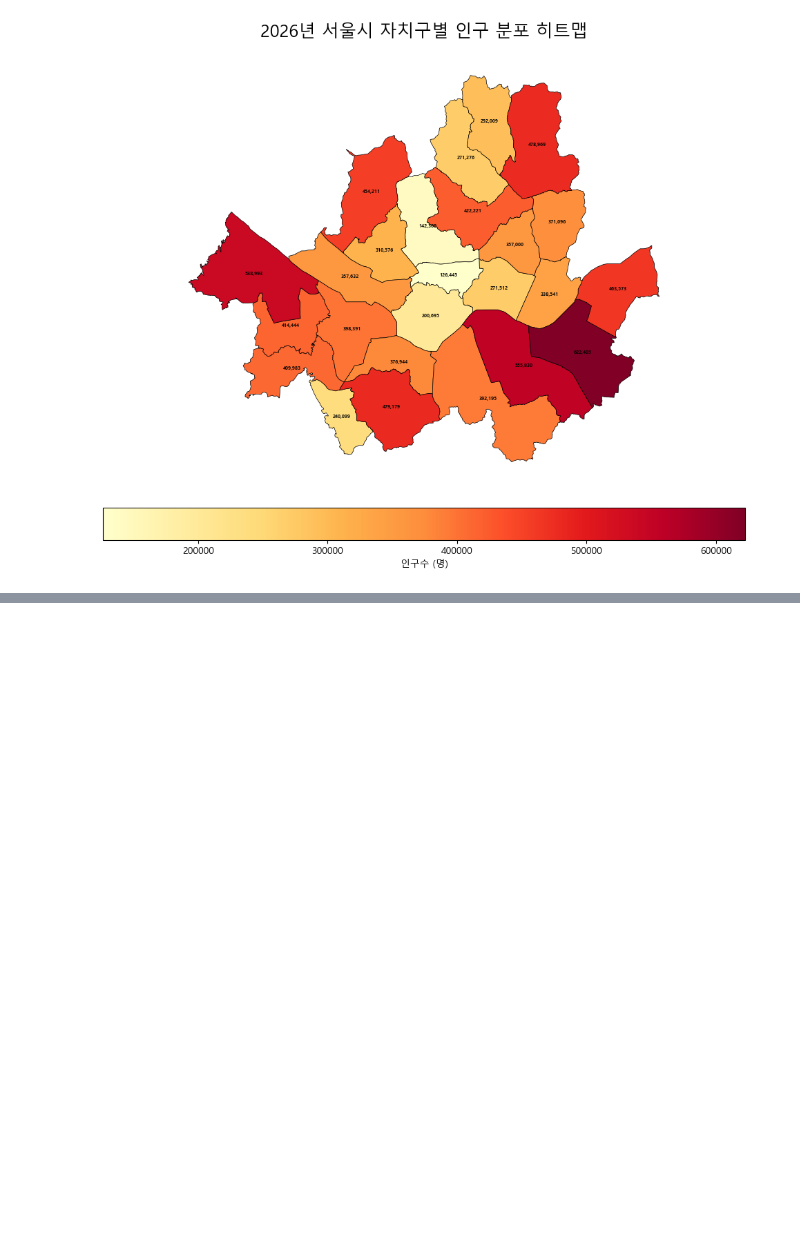
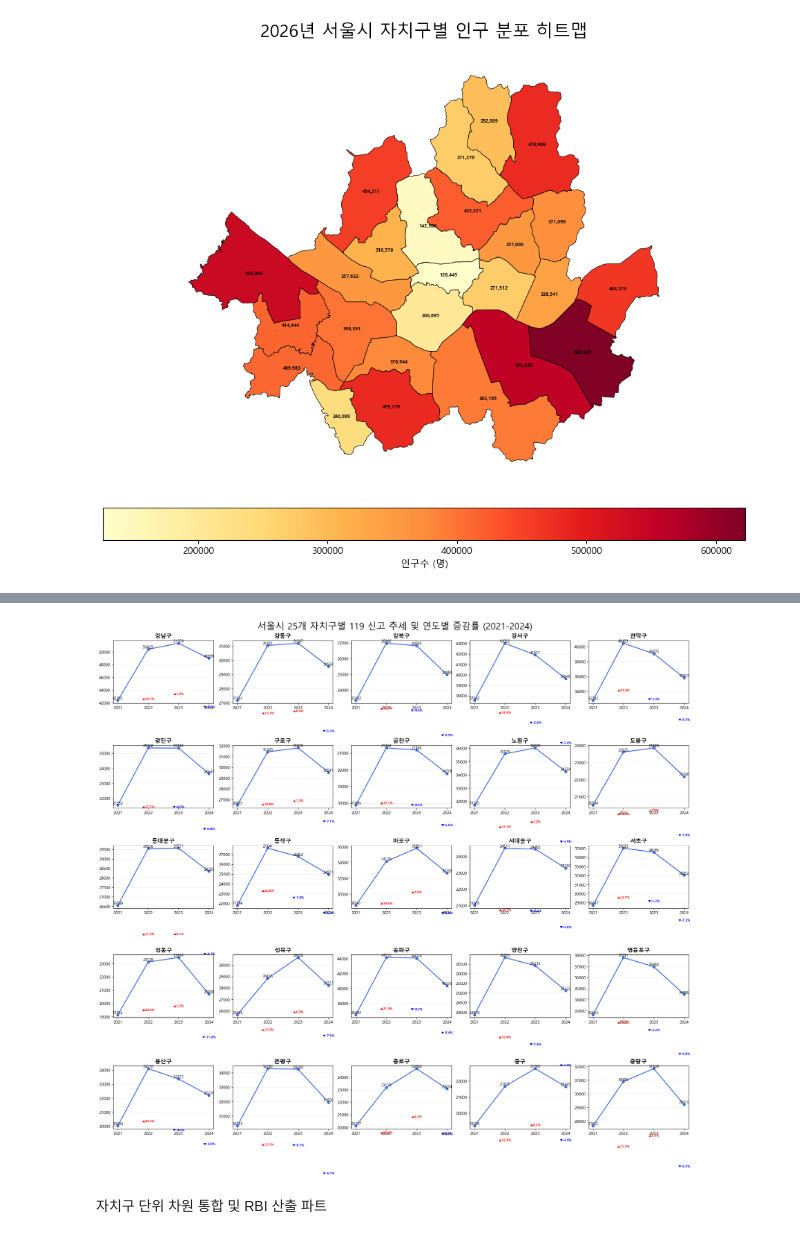
Before and after one commit to donghk0128/DSCAPSTONE_temp, a Jupyter notebook: 1차분석.ipynb, the cells around one changed output, grey strips where cells are left out. Cells and saved outputs as stored; diff of their text form; code cells hidden in the pictures; blank space fills up the shorter version.

```diff
--- a/1차분석.ipynb
+++ b/1차분석.ipynb
@@ -73,0 +159,73 @@ plt.show()
+# %%
+import pandas as pd
+import geopandas as gpd
+import matplotlib.pyplot as plt
+from plt_style import set_korean
+
+set_korean()
+
+# --- 1. 데이터 수집 및 통합 (2021-2024) ---
+all_years_data = []
+gu_gdf = gpd.read_file('polygon/서울시_자치구.geojson').to_crs("EPSG:4326")
+gu_name_col = 'SIG_KOR_NM'
+
+for year in [2021, 2022, 2023, 2024]:
+    df = pd.read_csv(f'119 신고접수 현황/신고접수_{year}.csv', encoding='utf-8-sig')
+    df.columns = df.columns.str.strip().str.upper()
+    df_clean = df.dropna(subset=['DAMG_RGN_LOT', 'DAMG_RGN_LAT']).copy()
+
+    gdf = gpd.GeoDataFrame(df_clean,
+                           geometry=gpd.points_from_xy(df_clean['DAMG_RGN_LOT'], df_clean['DAMG_RGN_LAT']),
+                           crs="EPSG:4326")
+
+    joined = gpd.sjoin(gdf, gu_gdf[[gu_name_col, 'geometry']], predicate='within', how='inner')
+    counts = joined.groupby(gu_name_col).size().reset_index(name='사고건수')
+    counts['연도'] = year
+    all_years_data.append(counts)
+
+df_trend = pd.concat(all_years_data)
+
+# --- 2. 5x5 그리드 시각화 (전체 자치구) ---
+fig, axes = plt.subplots(5, 5, figsize=(20, 18), constrained_layout=True)
+axes = axes.flatten()
+
+# 모든 자치구 리스트 (이름순 정렬)
+all_gu = sorted(df_trend[gu_name_col].unique())
+
+for i, gu in enumerate(all_gu):
+    ax = axes[i]
+    data = df_trend[df_trend[gu_name_col] == gu].sort_values('연도')
+
+    # 선 그래프 그리기
+    line = ax.plot(data['연도'], data['사고건수'], marker='o', color='royalblue', linewidth=2)
+    ax.set_title(gu, fontsize=14, fontweight='bold')
+    ax.set_xticks([2021, 2022, 2023, 2024])
+    ax.grid(True, axis='y', alpha=0.2)
+
+    # --- 증감률 계산 및 표시 ---
+    # shift()를 이용해 전년도 데이터를 가져와 계산
+    data['prev_count'] = data['사고건수'].shift(1)
+    data['change_rate'] = ((data['사고건수'] - data['prev_count']) / data['prev_count']) * 100
+
+    for idx, row in data.iterrows():
+        # 수치 표시 (사고 건수)
+        ax.text(row['연도'], row['사고건수'], f"{int(row['사고건수'])}",
+                ha='center', va='bottom', fontsize=9)
+
+        # 증감률 표시 (2022년부터)
+        if not pd.isna(row['change_rate']):
+            color = 'red' if row['change_rate'] > 0 else 'blue'
+            symbol = '▲' if row['change_rate'] > 0 else '▼'
+            ax.text(row['연도'], row['사고건수'] * 0.85, f"{symbol}{row['change_rate']:.1f}%",
+                    ha='center', va='top', fontsize=8, color=color, fontweight='bold')
+
+# 남는 서브플롯(있다면) 제거
+for j in range(i + 1, len(axes)):
+    fig.delaxes(axes[j])
+
+plt.suptitle('서울시 25개 자치구별 119 신고 추세 및 연도별 증감률 (2021-2024)', fontsize=22, y=1.02)
+plt.show()
+# %% [output]
+[figure, added]
+# %% [markdown]
+자치구 단위 차원 통합 및 RBI 산출 파트
```
Also changed, not shown: parts of 4 cells of this notebook.
